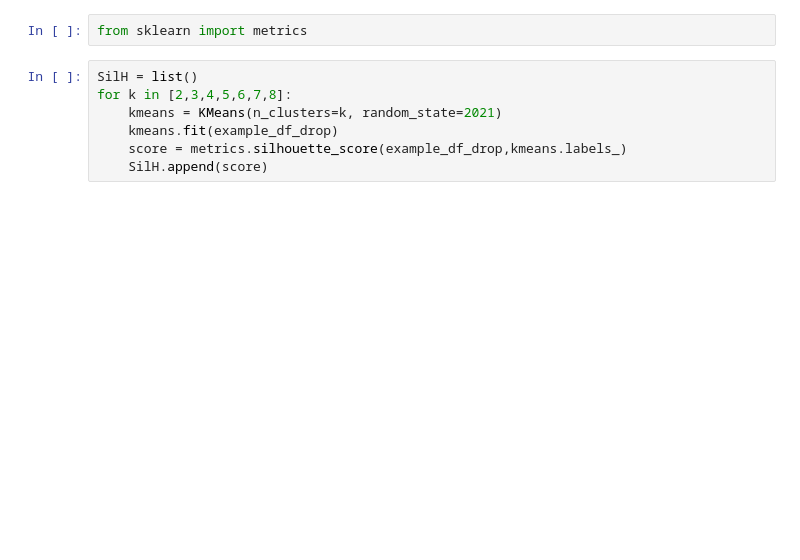
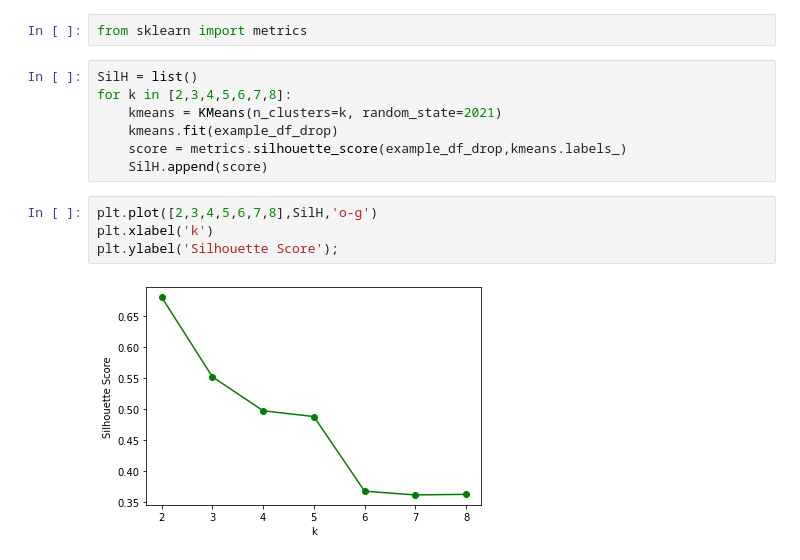
Before and after one commit to sskboonmee/multivariate, a Jupyter notebook: Chapter6_Cluster_Analysis_.ipynb, the cells around one changed output. Cells and saved outputs as stored; diff of their text form; blank space fills up the shorter version.

```diff
--- a/Chapter6_Cluster_Analysis_.ipynb
+++ b/Chapter6_Cluster_Analysis_.ipynb
@@ -194,3 +226,9 @@ for k in [2,3,4,5,6,7,8]:
     kmeans.fit(example_df_drop)
     score = metrics.silhouette_score(example_df_drop,kmeans.labels_)
     SilH.append(score)
+# %%
+plt.plot([2,3,4,5,6,7,8],SilH,'o-g')
+plt.xlabel('k')
+plt.ylabel('Silhouette Score');
+# %% [output]
+[figure, added]
```
Also changed, not shown: parts of 32 cells of this notebook.
